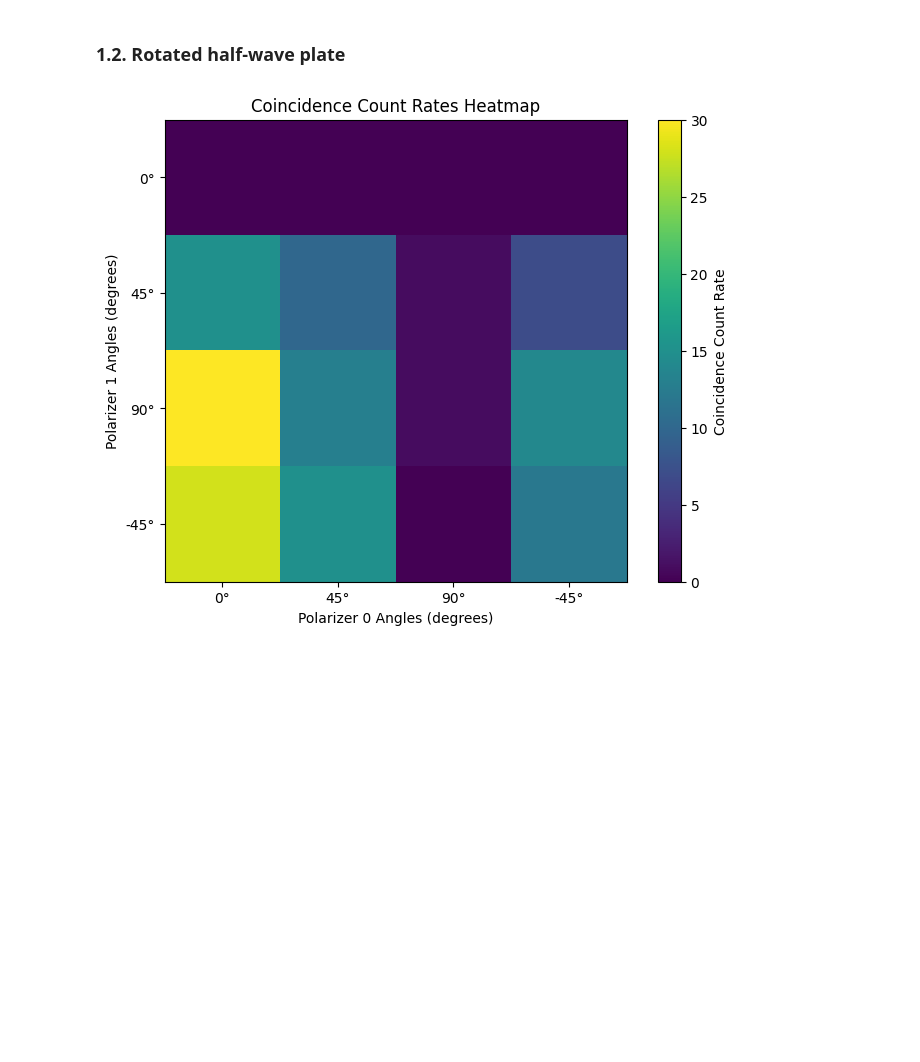
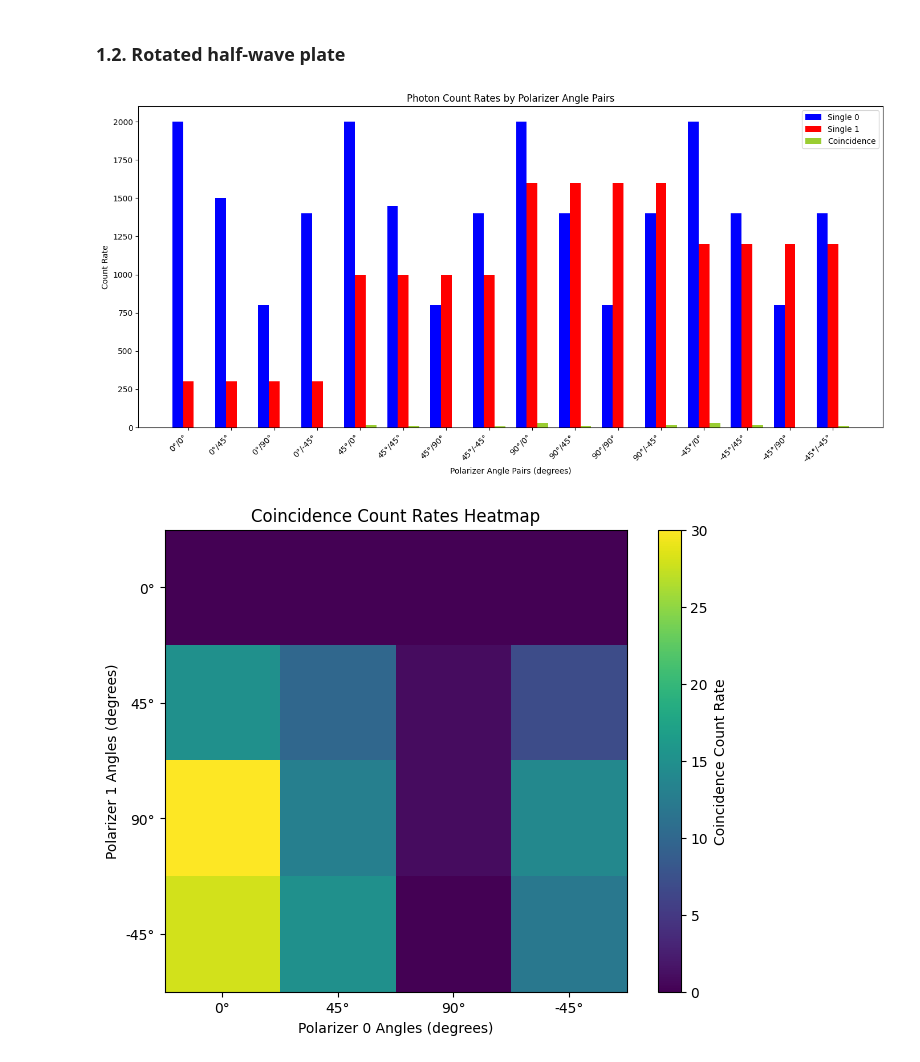
Before and after one commit to kieranroneill/ku-iqis, a Jupyter notebook: physics_data_analysis.ipynb, the cells around one changed output. Drawn from its saved outputs; the diff is of its cells as text; code cells hidden in the pictures; blank space fills up the shorter version.

```diff
--- a/physics_data_analysis.ipynb
+++ b/physics_data_analysis.ipynb
@@ -19,8 +27,16 @@ libs.plot_optics_coincidence_heatmap(coincidences_data)
 # %% [markdown]
 ### 1.2. Rotated half-wave plate
 # %%
-default_data_file_path = "data/physics/polarization_of_single_photons-half_wave_plate_rotation.xlsx"
-single_zero_data = pd.read_excel(default_data_file_path, sheet_name="single_zero_count_rate", index_col=0)
-single_one_data = pd.read_excel(default_data_file_path, sheet_name="single_one_count_rate", index_col=0)
-coincidences_data = pd.read_excel(default_data_file_path, sheet_name="coincidences_count_rate", index_col=0)
+rotated_data_file_path = "data/physics/polarization_of_single_photons-half_wave_plate_rotation.xlsx"
+single_zero_rotated_data = pd.read_excel(rotated_data_file_path, sheet_name="single_zero_count_rate", index_col=0)
+single_one_rotated_data = pd.read_excel(rotated_data_file_path, sheet_name="single_one_count_rate", index_col=0)
+coincidences_rotated_data = pd.read_excel(rotated_data_file_path, sheet_name="coincidences_count_rate", index_col=0)
+
+libs.plot_optics_bar_graph(
+    single_zero_rotated_data,
+    single_one_rotated_data,
+    coincidences_rotated_data
+)
+# %% [output]
+[figure, added]
 # %%
```
Also changed, not shown: parts of 3 cells of this notebook, 4 other files.
